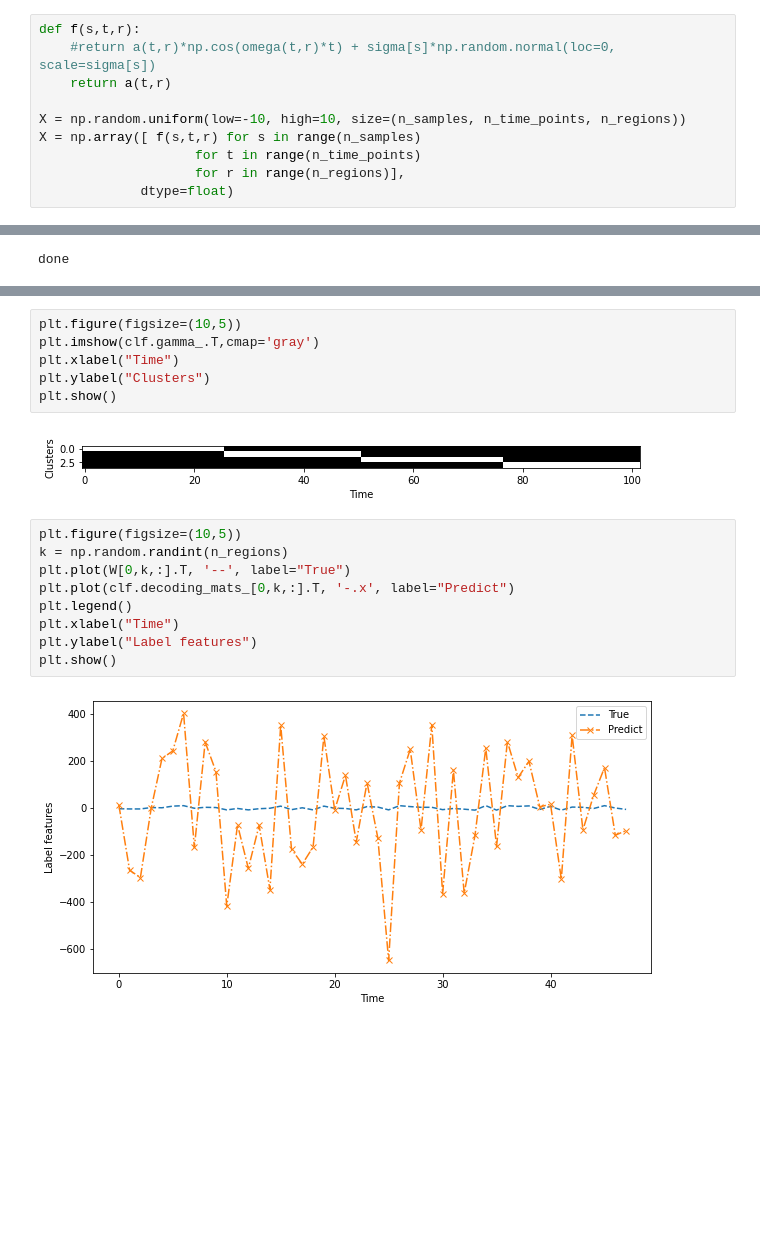
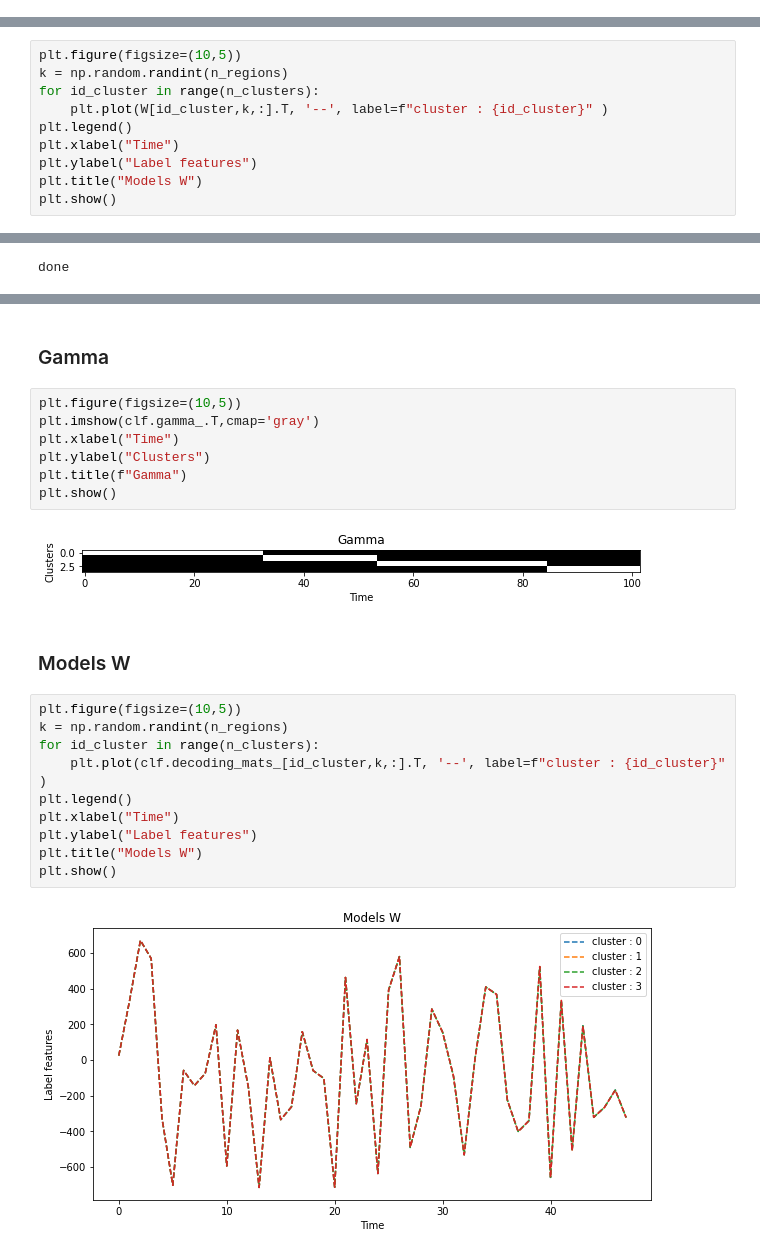
Before and after one commit to sconle/HMM, a Jupyter notebook: myScripts/data_generation.ipynb, the cells around one changed output, grey strips where cells are left out. Cells and saved outputs as stored; diff of their text form; blank space fills up the shorter version.

```diff
--- a/myScripts/data_generation.ipynb
+++ b/myScripts/data_generation.ipynb
@@ -48,10 +85,0 @@ sigma = np.random.uniform(low=0,high=0.1,size=n_samples)
-# %%
-def f(s,t,r):
-    #return a(t,r)*np.cos(omega(t,r)*t) + sigma[s]*np.random.normal(loc=0, scale=sigma[s])
-    return a(t,r)
-
-X = np.random.uniform(low=-10, high=10, size=(n_samples, n_time_points, n_regions))
-X = np.array([ f(s,t,r) for s in range(n_samples)
-                    for t in range(n_time_points)
-                    for r in range(n_regions)],
-             dtype=float)
@@ -84,0 +116,10 @@ plt.show()
+# %%
+plt.figure(figsize=(10,5))
+k = np.random.randint(n_regions)
+for id_cluster in range(n_clusters):
+    plt.plot(W[id_cluster,k,:].T, '--', label=f"cluster : {id_cluster}" )
+plt.legend()
+plt.xlabel("Time")
+plt.ylabel("Label features")
+plt.title("Models W")
+plt.show()
@@ -93,19 +149,25 @@ done
+# %% [markdown]
+### Gamma
 # %%
 plt.figure(figsize=(10,5))
 plt.imshow(clf.gamma_.T,cmap='gray')
 plt.xlabel("Time")
 plt.ylabel("Clusters")
+plt.title(f"Gamma")
 plt.show()
 # %% [output]
-[figure, old version]
+[figure, new version]
+# %% [markdown]
+### Models W
 # %%
 plt.figure(figsize=(10,5))
 k = np.random.randint(n_regions)
-plt.plot(W[0,k,:].T, '--', label="True")
-plt.plot(clf.decoding_mats_[0,k,:].T, '-.x', label="Predict")
+for id_cluster in range(n_clusters):
+    plt.plot(clf.decoding_mats_[id_cluster,k,:].T, '--', label=f"cluster : {id_cluster}" )
 plt.legend()
 plt.xlabel("Time")
 plt.ylabel("Label features")
+plt.title("Models W")
 plt.show()
 # %% [output]
-[figure, old version]
+[figure, new version]
```
Also changed, not shown: parts of 23 cells of this notebook.
